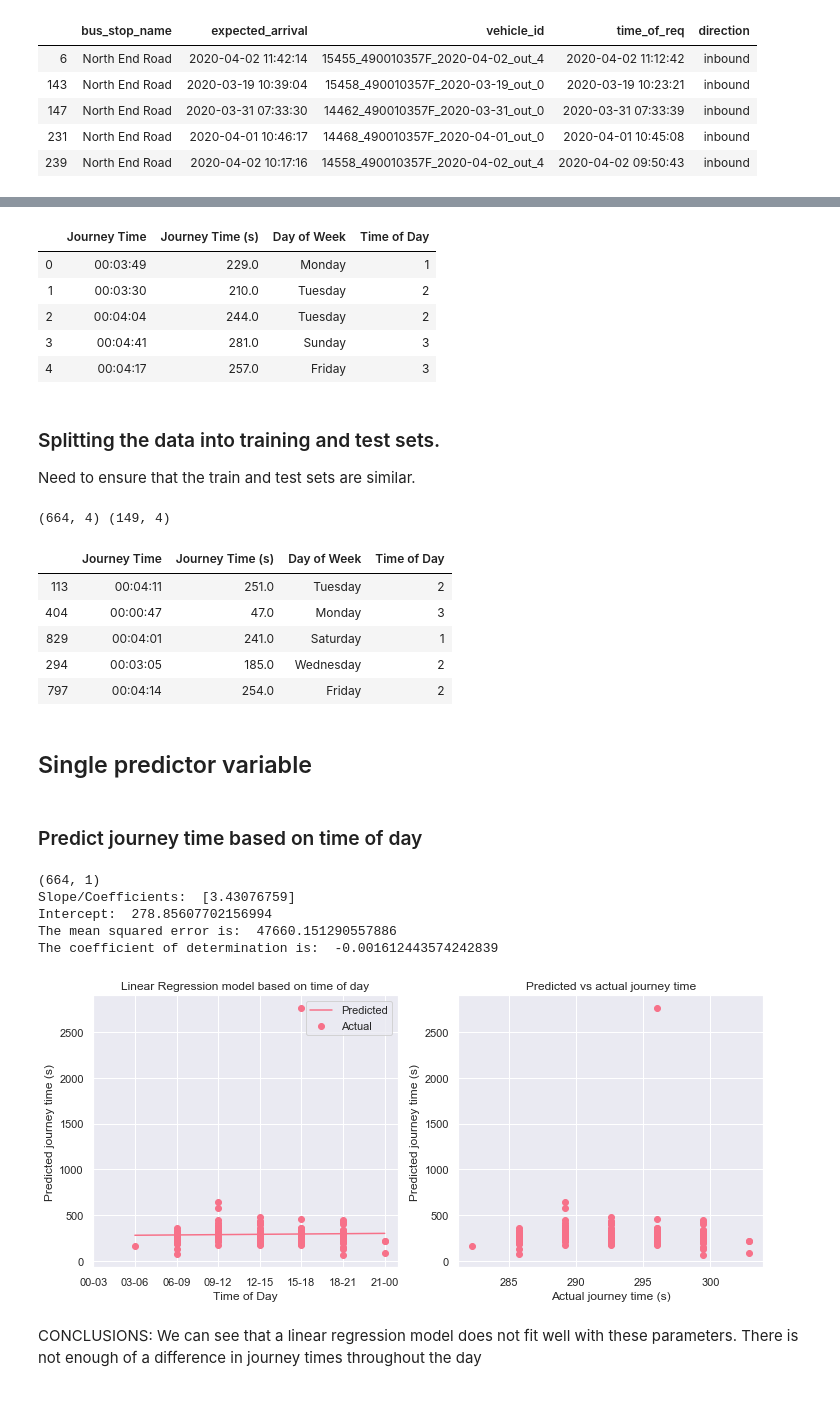
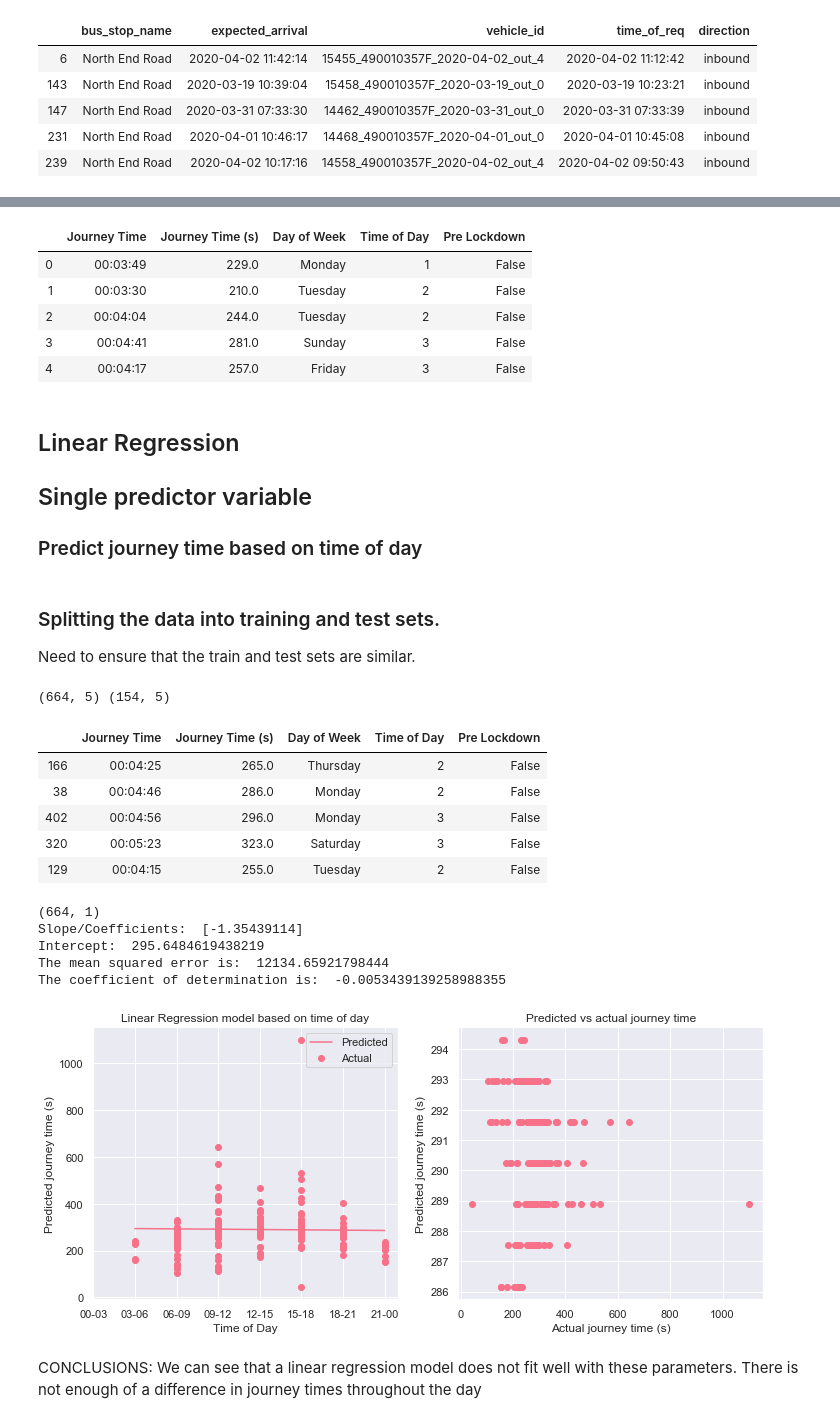
Before and after one commit to serenelc/individual-project-beng, a Jupyter notebook: regression-model.ipynb, the cells around one changed output, grey strips where cells are left out. Cells and saved outputs as stored; diff of their text form; code cells hidden in the pictures.

Commit message:
Added pre or post lockdown as a parameter

```diff
--- a/regression-model.ipynb
+++ b/regression-model.ipynb
@@ -249,48 +267,48 @@ print("Getting journey times took {}".format(time.time() - start))
 # %%
-df = pd.DataFrame(attrs, columns = ['Journey Time', 'Journey Time (s)', 'Day of Week', 'Time of Day'])
+df = pd.DataFrame(attrs, columns = ['Journey Time', 'Journey Time (s)', 'Day of Week', 'Time of Day', 'Pre Lockdown'])
 df.head()
 # %% [output]
-|  | Journey Time | Journey Time (s) | Day of Week | Time of Day |
-| 0 | 00:03:49 | 229.0 | Monday | 1 |
-| 1 | 00:03:30 | 210.0 | Tuesday | 2 |
-| 2 | 00:04:04 | 244.0 | Tuesday | 2 |
-| 3 | 00:04:41 | 281.0 | Sunday | 3 |
-| 4 | 00:04:17 | 257.0 | Friday | 3 |
+|  | Journey Time | Journey Time (s) | Day of Week | Time of Day | Pre Lockdown |
+| 0 | 00:03:49 | 229.0 | Monday | 1 | False |
+| 1 | 00:03:30 | 210.0 | Tuesday | 2 | False |
+| 2 | 00:04:04 | 244.0 | Tuesday | 2 | False |
+| 3 | 00:04:41 | 281.0 | Sunday | 3 | False |
+| 4 | 00:04:17 | 257.0 | Friday | 3 | False |
+# %% [markdown]
+## Linear Regression
+## Single predictor variable
+### Predict journey time based on time of day
 # %% [markdown]
 ### Splitting the data into training and test sets.
 
 Need to ensure that the train and test sets are similar.
 # %%
 # partition data into 4 groups sorted by time of day
-df = df.sort_values("Time of Day")
-group1 = df.iloc[:(int(df.shape[0] / 4))]
-group2 = df.iloc[(int(df.shape[0] / 4)):(int(2 * df.shape[0] / 4))]
-group3 = df.iloc[(int(2 * df.shape[0] / 4)):(int(3 * df.shape[0] / 4))]
-group4 = df.iloc[(int(3 * df.shape[0] / 4)):]
+df_time_of_day = df.sort_values("Time of Day")
+group1 = df_time_of_day.iloc[:(int(df.shape[0] / 4))]
+group2 = df_time_of_day.iloc[(int(df.shape[0] / 4)):(int(2 * df.shape[0] / 4))]
+group3 = df_time_of_day.iloc[(int(2 * df.shape[0] / 4)):(int(3 * df.shape[0] / 4))]
+group4 = df_time_of_day.iloc[(int(3 * df.shape[0] / 4)):]
 
 # get a random sample of 80% from each group to ensure the train and test
 # have similar time of days
-training = group1.sample(frac = 0.8)
-training = training.append(group2.sample(frac = 0.8))
-training = training.append(group3.sample(frac = 0.8))
-training = training.append(group4.sample(frac = 0.8))
+training_time_of_day = group1.sample(frac = 0.8)
+training_time_of_day = training_time_of_day.append(group2.sample(frac = 0.8))
+training_time_of_day = training_time_of_day.append(group3.sample(frac = 0.8))
+training_time_of_day = training_time_of_day.append(group4.sample(frac = 0.8))
 
 # validation is all the remaining data in merged_data that wasn't chosen for the training set
-validation = df[~df.apply(tuple,1).isin(training.apply(tuple,1))]
-print(training.shape, validation.shape)
-training.head()
+validation_time_of_day = df[~df.apply(tuple,1).isin(training_time_of_day.apply(tuple,1))]
+print(training_time_of_day.shape, validation_time_of_day.shape)
+training_time_of_day.head()
 # %% [output]
-(664, 4) (149, 4)
+(664, 5) (154, 5)
-|  | Journey Time | Journey Time (s) | Day of Week | Time of Day |
-| 113 | 00:04:11 | 251.0 | Tuesday | 2 |
-| 404 | 00:00:47 | 47.0 | Monday | 3 |
-| 829 | 00:04:01 | 241.0 | Saturday | 1 |
-| 294 | 00:03:05 | 185.0 | Wednesday | 2 |
-| 797 | 00:04:14 | 254.0 | Friday | 2 |
+|  | Journey Time | Journey Time (s) | Day of Week | Time of Day | Pre Lockdown |
+| 166 | 00:04:25 | 265.0 | Thursday | 2 | False |
+| 38 | 00:04:46 | 286.0 | Monday | 2 | False |
+| 402 | 00:04:56 | 296.0 | Monday | 3 | False |
+| 320 | 00:05:23 | 323.0 | Saturday | 3 | False |
+| 129 | 00:04:15 | 255.0 | Tuesday | 2 | False |
-# %% [markdown]
-## Single predictor variable
-# %% [markdown]
-### Predict journey time based on time of day
 # %%
 from sklearn.metrics import mean_squared_error, r2_score
 
@@ -318,29 +336,29 @@ print('The mean squared error is: ', mse)
 print('The coefficient of determination is: ', r2_score)
 # %% [output]
 (664, 1)
-Slope/Coefficients:  [3.43076759]
-Intercept:  278.85607702156994
-The mean squared error is:  47660.151290557886
-The coefficient of determination is:  -0.001612443574242839
+Slope/Coefficients:  [-1.35439114]
+Intercept:  295.6484619438219
+The mean squared error is:  12134.65921798444
+The coefficient of determination is:  -0.0053439139258988355
 # %%
 # Plot outputs
 fig, ax = plt.subplots(figsize=(12,5), nrows = 1, ncols = 2)
 ax[0].scatter(x_test, y_test, label = "Actual")
 ax[0].plot(x_test, y_pred, label = "Predicted")
 ax[0].set_title("Linear Regression model based on time of day")
 ax[0].set_xlabel("Time of Day")
 ax[0].set_ylabel("Predicted journey time (s)")
 ax[0].legend()
 ax[0].set_xticks([0, 1, 2, 3, 4, 5, 6, 7])
 ax[0].set_xticklabels(colour_to_time_label)
 
-ax[1].scatter(y_pred, y_test)
+ax[1].scatter(y_test, y_pred)
 ax[1].set_title("Predicted vs actual journey time")
 ax[1].set_xlabel("Actual journey time (s)")
 ax[1].set_ylabel("Predicted journey time (s)")
 plt.show()
 # %% [output]
-[figure, old version]
+[figure, new version]
 # %% [markdown]
 CONCLUSIONS:
 We can see that a linear regression model does not fit well with these parameters. There is not enough of a difference in journey times throughout the day
```
Also changed, not shown: parts of 11 cells of this notebook, 48 other files.
